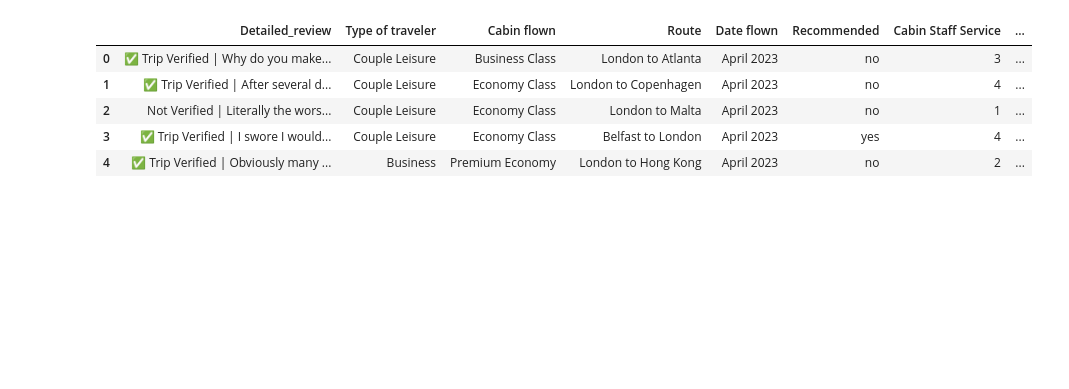
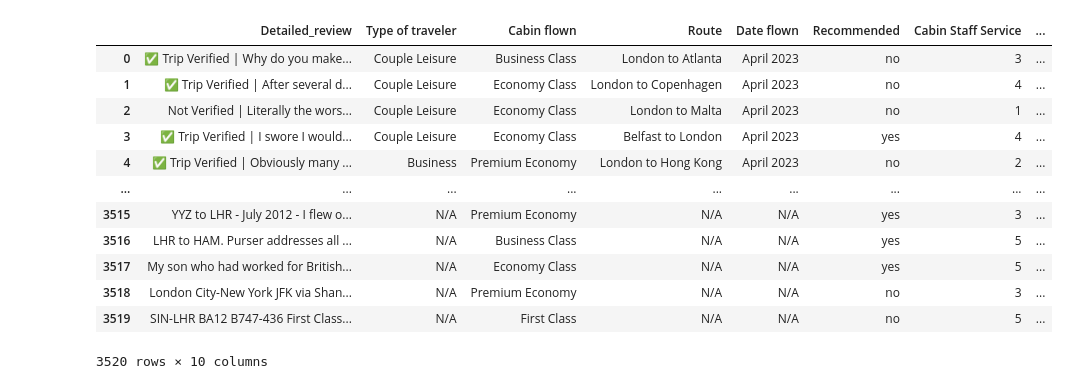
Before and after one commit to AshishShinde03/BritishAirwaysProject, a Jupyter notebook: British_Airways.ipynb, the cells around one changed output. Cells and saved outputs as stored; diff of their text form; code cells hidden in the pictures; blank space fills up the shorter version.

```diff
--- a/British_Airways.ipynb
+++ b/British_Airways.ipynb
@@ -91,9 +97,16 @@ df.to_excel('british_airways_reviews_full_2.xlsx', index=False)
 # %%
-df.head()
+df
 # %% [output]
 |  | Detailed_review | Type of traveler | Cabin flown | Route | Date flown | Recommended | Cabin Staff Service | ... |
 | 0 | ✅ Trip Verified | Why do you make... | Couple Leisure | Business Class | London to Atlanta | April 2023 | no | 3 | ... |
 | 1 | ✅ Trip Verified | After several d... | Couple Leisure | Economy Class | London to Copenhagen | April 2023 | no | 4 | ... |
 | 2 | Not Verified | Literally the wors... | Couple Leisure | Economy Class | London to Malta | April 2023 | no | 1 | ... |
 | 3 | ✅ Trip Verified | I swore I would... | Couple Leisure | Economy Class | Belfast to London | April 2023 | yes | 4 | ... |
 | 4 | ✅ Trip Verified | Obviously many ... | Business | Premium Economy | London to Hong Kong | April 2023 | no | 2 | ... |
+| ... | ... | ... | ... | ... | ... | ... | ... | ... |
+| 3515 | YYZ to LHR - July 2012 - I flew o... | N/A | Premium Economy | N/A | N/A | yes | 3 | ... |
+| 3516 | LHR to HAM. Purser addresses all ... | N/A | Business Class | N/A | N/A | yes | 5 | ... |
+| 3517 | My son who had worked for British... | N/A | Economy Class | N/A | N/A | yes | 5 | ... |
+| 3518 | London City-New York JFK via Shan... | N/A | Premium Economy | N/A | N/A | no | 3 | ... |
+| 3519 | SIN-LHR BA12 B747-436 First Class... | N/A | First Class | N/A | N/A | no | 5 | ... |
+3520 rows × 10 columns
```
Also changed, not shown: parts of 20 cells of this notebook.
